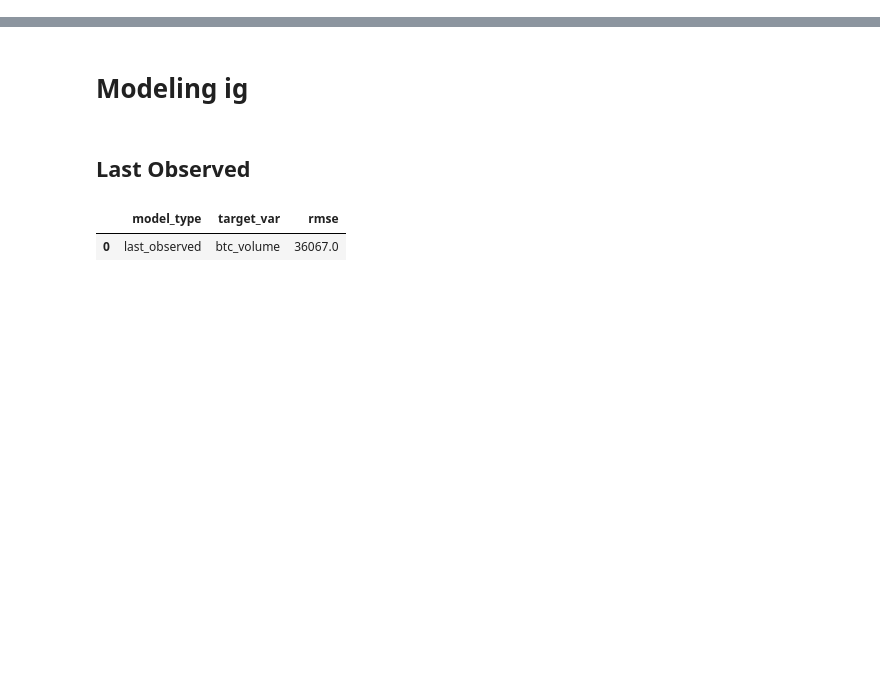
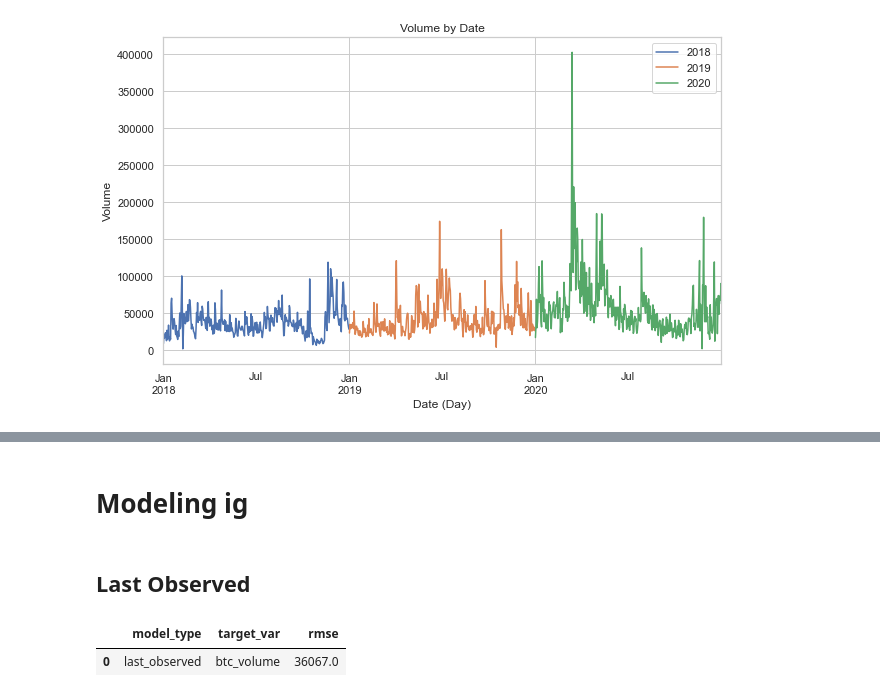
Before and after one commit to Michael-Austin-Mesa/personal-project, a Jupyter notebook: Final_Report.ipynb, the cells around one changed output, grey strips where cells are left out. Cells and saved outputs as stored; diff of their text form; code cells hidden in the pictures; blank space fills up the shorter version.

```diff
--- a/Final_Report.ipynb
+++ b/Final_Report.ipynb
@@ -36,0 +42,4 @@ col = 'btc_volume'
+# %%
+e.get_vol_by_date()
+# %% [output]
+[figure, added]
```
Also changed, not shown: parts of 4 cells of this notebook.
